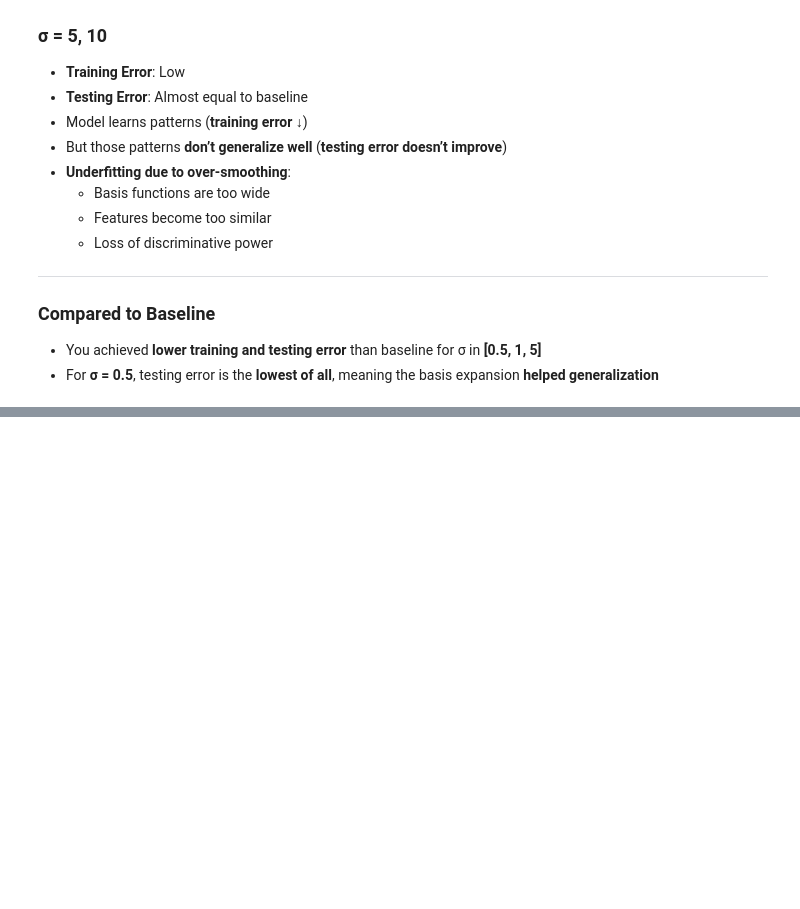
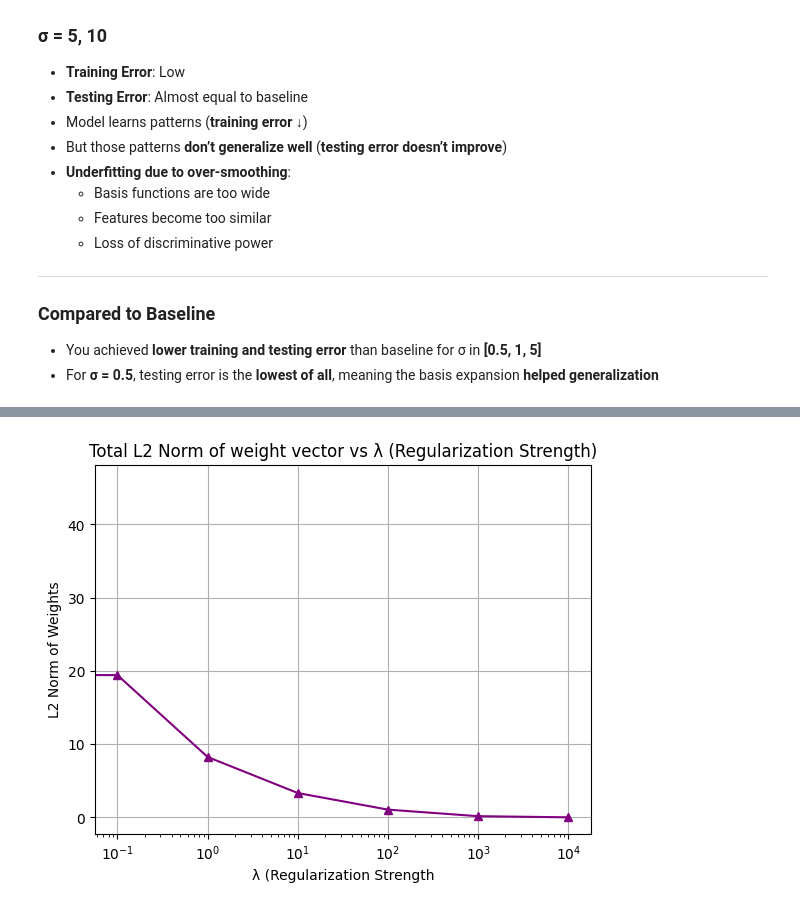
Before and after one commit to SaiJeevan25/ML_Assignment, a Jupyter notebook: ML_Assignment-1.ipynb, the cells around one changed output, grey strips where cells are left out. Saved outputs shown, nothing was run; the diff lists cells and outputs as text; code cells hidden in the pictures; blank space fills up the shorter version.

```diff
--- a/ML_Assignment-1.ipynb
+++ b/ML_Assignment-1.ipynb
@@ -492,0 +579,11 @@ plt.show()
+# %%
+plt.figure()
+plt.plot(lambda_values, l2_norms_total, marker="^", color = 'purple')
+plt.xscale('log')
+plt.xlabel("λ (Regularization Strength")
+plt.ylabel("L2 Norm of Weights")
+plt.title("Total L2 Norm of weight vector vs λ (Regularization Strength)")
+plt.grid(True)
+plt.show()
+# %% [output]
+[figure, added]
```
Also changed, not shown: parts of 13 cells of this notebook.
